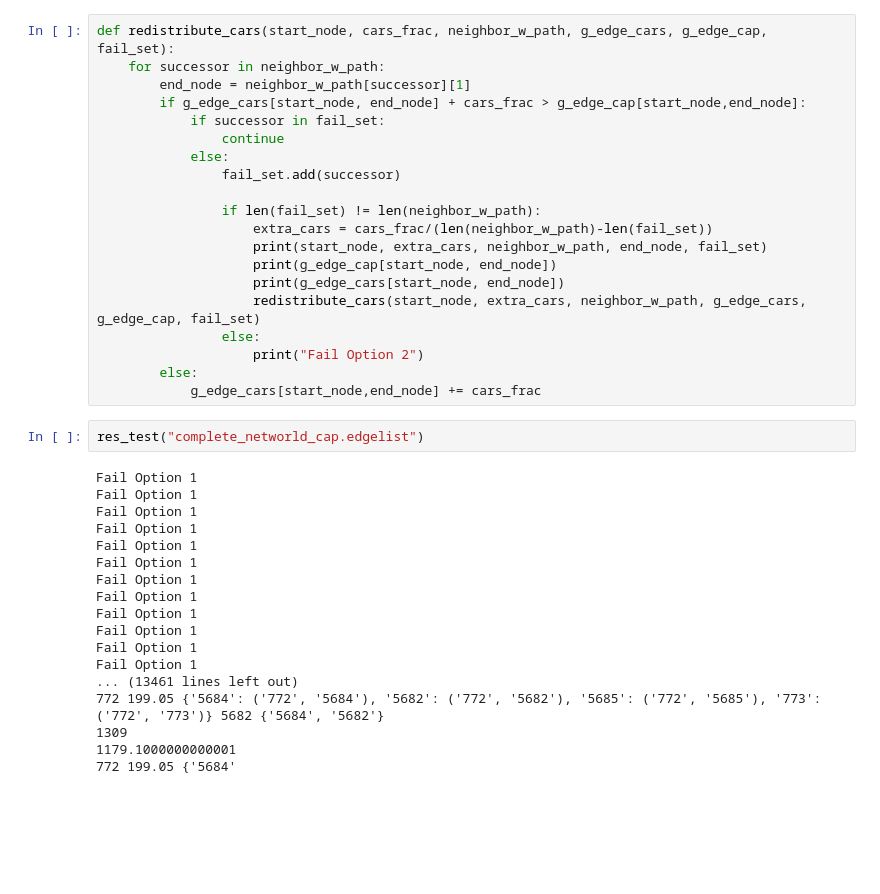
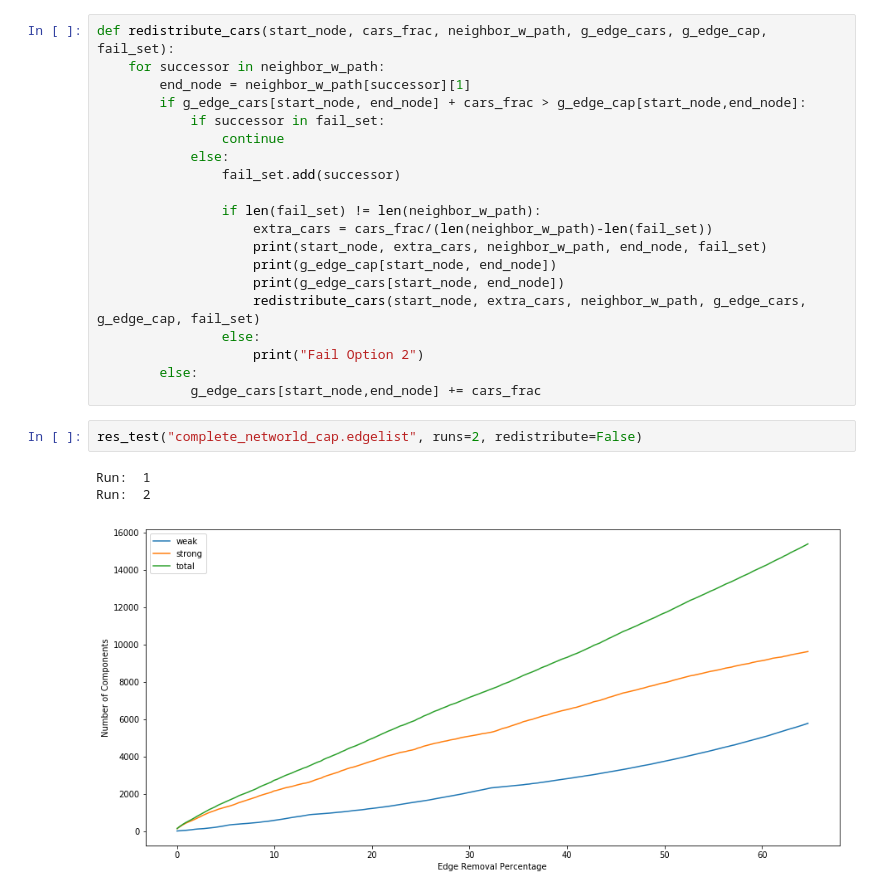
Before and after one commit to Player514/BerlinNetwork, a Jupyter notebook: Capacity_Redistribution_Attempt.ipynb, the cells around one changed output. Cells and saved outputs as stored; diff of their text form; blank space fills up the shorter version.

```diff
--- a/Capacity_Redistribution_Attempt.ipynb
+++ b/Capacity_Redistribution_Attempt.ipynb
@@ -132,22 +137,8 @@ def redistribute_cars(start_node, cars_frac, neighbor_w_path, g_edge_cars, g_edg
         else:
             g_edge_cars[start_node,end_node] += cars_frac
 # %%
-res_test("complete_networld_cap.edgelist")
+res_test("complete_networld_cap.edgelist", runs=2, redistribute=False)
 # %% [output]
-Fail Option 1
-Fail Option 1
-Fail Option 1
-Fail Option 1
-Fail Option 1
-Fail Option 1
-Fail Option 1
-Fail Option 1
-Fail Option 1
-Fail Option 1
-Fail Option 1
-Fail Option 1
-... (13461 lines left out)
-772 199.05 {'5684': ('772', '5684'), '5682': ('772', '5682'), '5685': ('772', '5685'), '773': ('772', '773')} 5682 {'5684', '5682'}
-1309
-1179.1000000000001
-772 199.05 {'5684'
+Run:  1
+Run:  2
+[figure, added]
```
Also changed, not shown: parts of 1 cell of this notebook.
